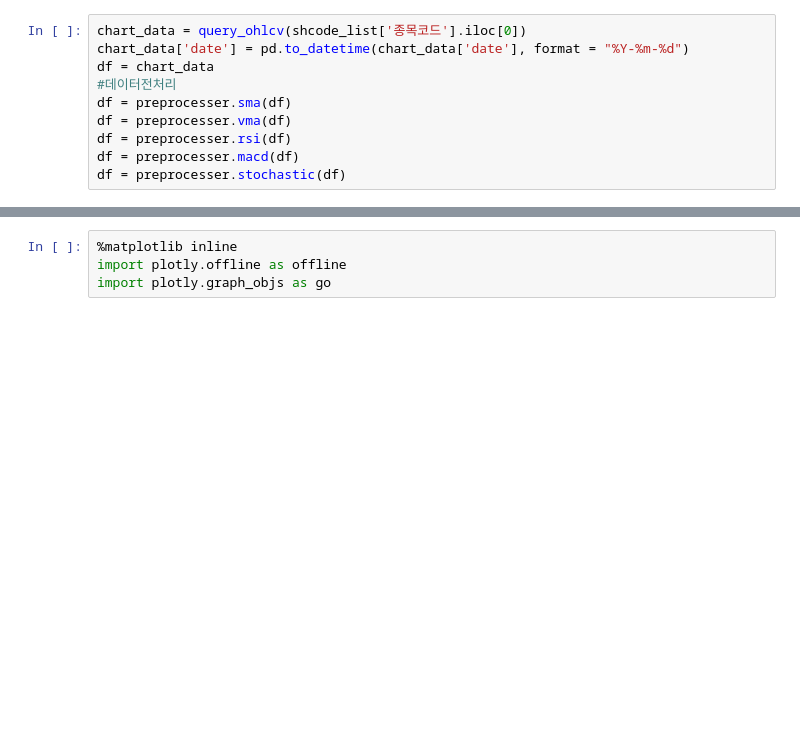
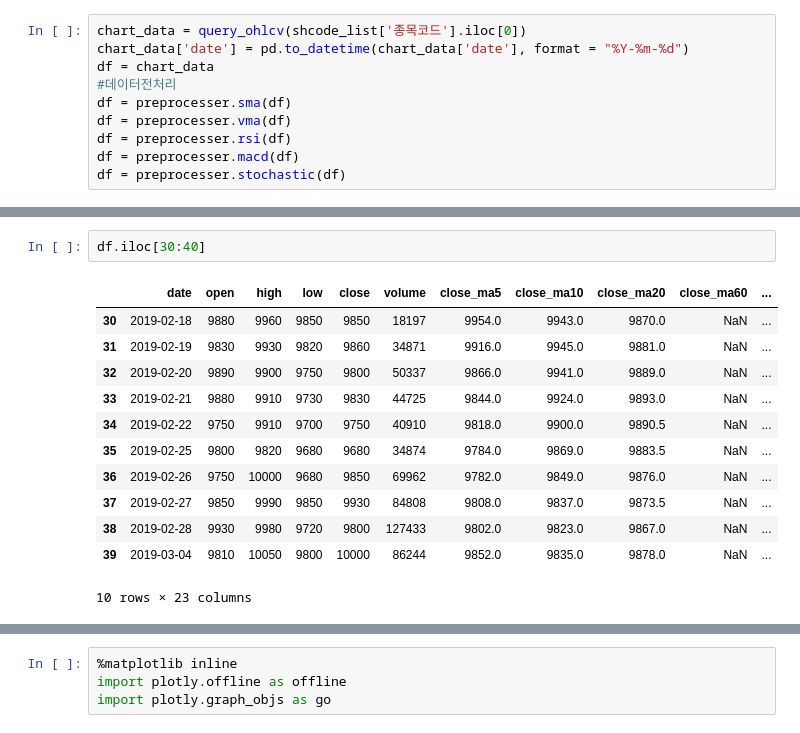
Before and after one commit to KIMJUNYOUNG0125/Strategy, a Jupyter notebook: find_drawing_chart.ipynb, the cells around one changed output, grey strips where cells are left out. Cells and saved outputs as stored; diff of their text form; blank space fills up the shorter version.

```diff
--- a/find_drawing_chart.ipynb
+++ b/find_drawing_chart.ipynb
@@ -63,0 +122,15 @@ df = preprocesser.stochastic(df)
+# %%
+df.iloc[30:40]
+# %% [output]
+|  | date | open | high | low | close | volume | close_ma5 | close_ma10 | close_ma20 | close_ma60 | ... |
+| 30 | 2019-02-18 | 9880 | 9960 | 9850 | 9850 | 18197 | 9954.0 | 9943.0 | 9870.0 | NaN | ... |
+| 31 | 2019-02-19 | 9830 | 9930 | 9820 | 9860 | 34871 | 9916.0 | 9945.0 | 9881.0 | NaN | ... |
+| 32 | 2019-02-20 | 9890 | 9900 | 9750 | 9800 | 50337 | 9866.0 | 9941.0 | 9889.0 | NaN | ... |
+| 33 | 2019-02-21 | 9880 | 9910 | 9730 | 9830 | 44725 | 9844.0 | 9924.0 | 9893.0 | NaN | ... |
+| 34 | 2019-02-22 | 9750 | 9910 | 9700 | 9750 | 40910 | 9818.0 | 9900.0 | 9890.5 | NaN | ... |
+| 35 | 2019-02-25 | 9800 | 9820 | 9680 | 9680 | 34874 | 9784.0 | 9869.0 | 9883.5 | NaN | ... |
+| 36 | 2019-02-26 | 9750 | 10000 | 9680 | 9850 | 69962 | 9782.0 | 9849.0 | 9876.0 | NaN | ... |
+| 37 | 2019-02-27 | 9850 | 9990 | 9850 | 9930 | 84808 | 9808.0 | 9837.0 | 9873.5 | NaN | ... |
+| 38 | 2019-02-28 | 9930 | 9980 | 9720 | 9800 | 127433 | 9802.0 | 9823.0 | 9867.0 | NaN | ... |
+| 39 | 2019-03-04 | 9810 | 10050 | 9800 | 10000 | 86244 | 9852.0 | 9835.0 | 9878.0 | NaN | ... |
+10 rows × 23 columns
```
Also changed, not shown: parts of 4 cells of this notebook.
